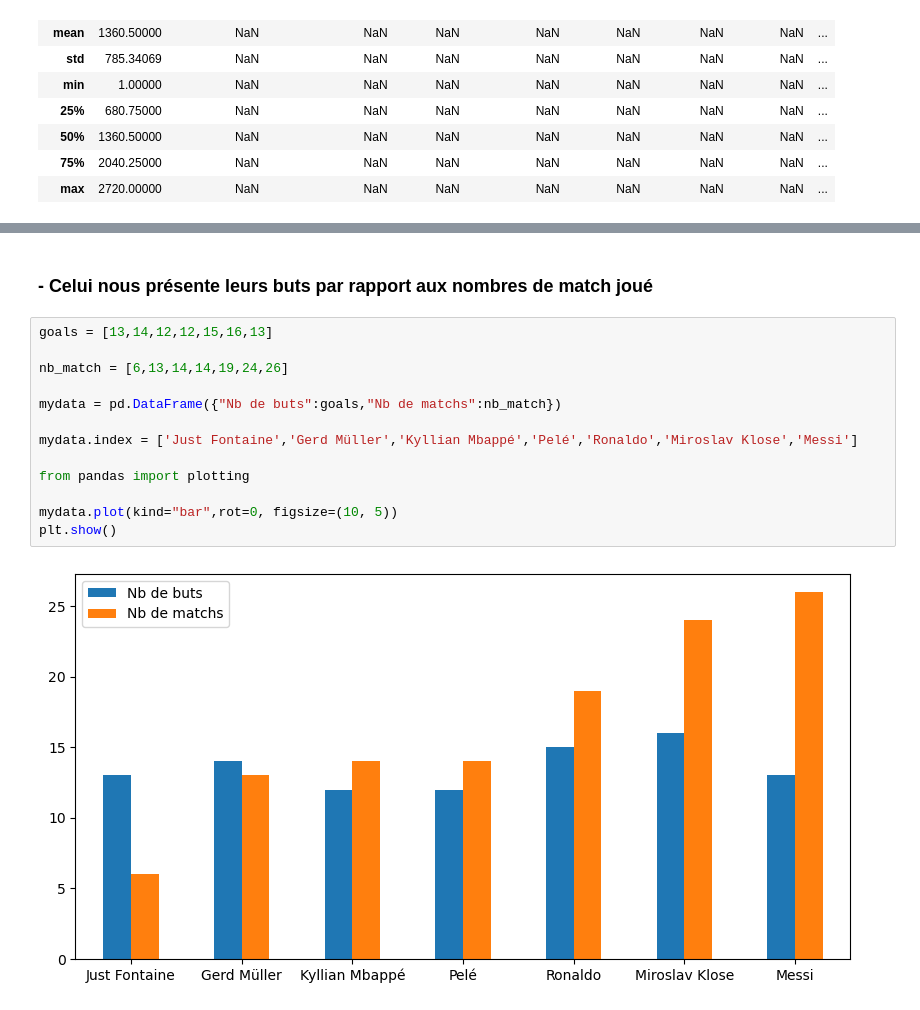
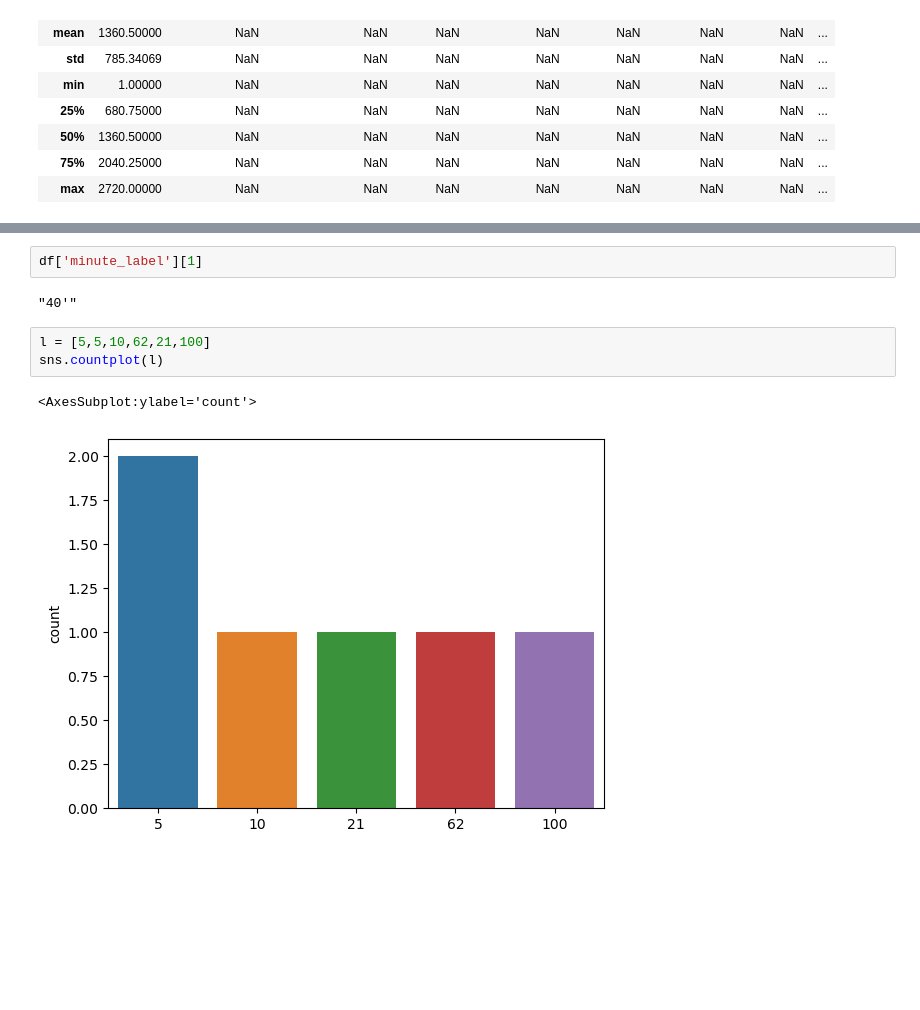
Before and after one commit to AdamSerrakh/DataAnalysis_WorldCup_Scorers, a Jupyter notebook: WorldCup_Scorers.ipynb, the cells around one changed output, grey strips where cells are left out. Cells and saved outputs as stored; diff of their text form; blank space fills up the shorter version.

```diff
--- a/WorldCup_Scorers.ipynb
+++ b/WorldCup_Scorers.ipynb
@@ -133,17 +107,10 @@ plt.show()
-# %% [markdown]
-### - Celui nous présente leurs buts par rapport aux nombres de match joué
+# %%
+df['minute_label'][1]
+# %% [output]
+"40'"
 # %%
-goals = [13,14,12,12,15,16,13]
-
-nb_match = [6,13,14,14,19,24,26]
-
-mydata = pd.DataFrame({"Nb de buts":goals,"Nb de matchs":nb_match})
-
-mydata.index = ['Just Fontaine','Gerd Müller','Kyllian Mbappé','Pelé','Ronaldo','Miroslav Klose','Messi']
-
-from pandas import plotting
-
-mydata.plot(kind="bar",rot=0, figsize=(10, 5))
-plt.show()
+l = [5,5,10,62,21,100]
+sns.countplot(l)
 # %% [output]
+<AxesSubplot:ylabel='count'>
-[figure, old version]
+[figure, new version]
```
Also changed, not shown: parts of 27 cells of this notebook.
